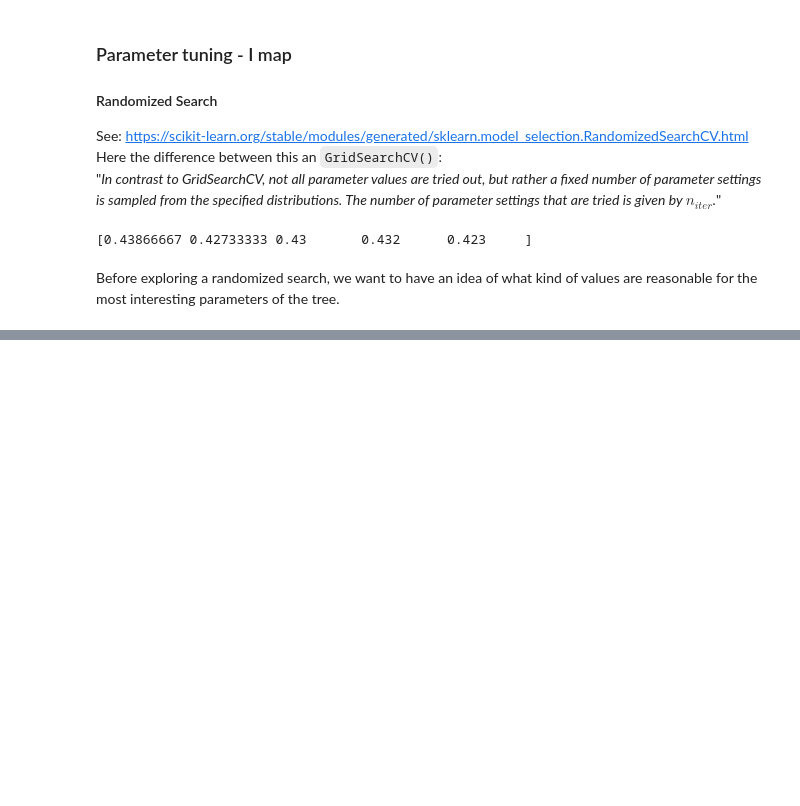
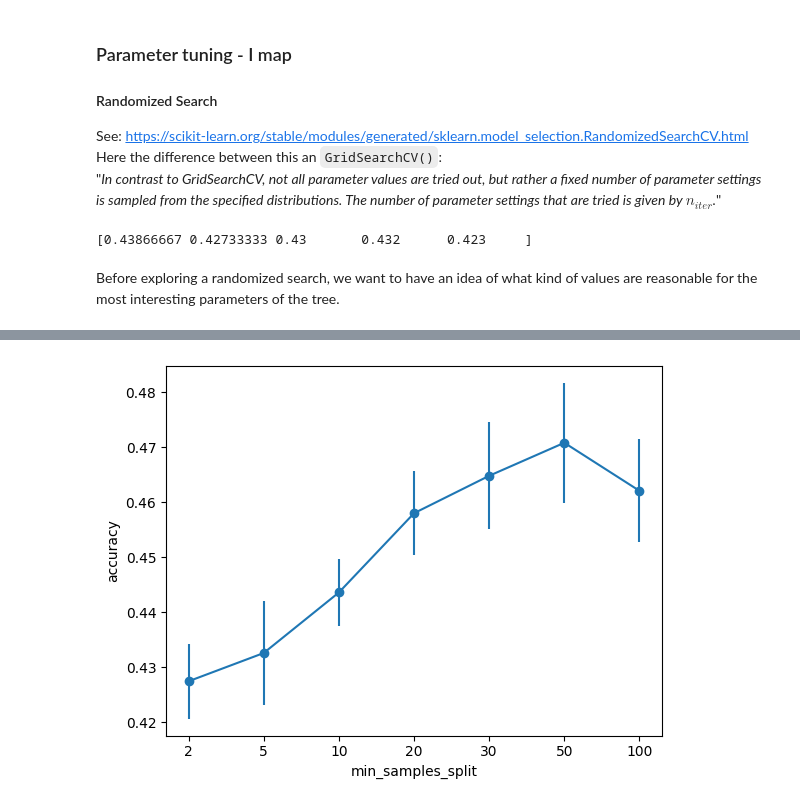
Before and after one commit to chiaratomaiuolo/Data_Mining_project, a Jupyter notebook: classification_notebook.ipynb, the cells around one changed output, grey strips where cells are left out. Cells and saved outputs as stored; diff of their text form; code cells hidden in the pictures; blank space fills up the shorter version.

```diff
--- a/classification_notebook.ipynb
+++ b/classification_notebook.ipynb
@@ -468,2 +496,21 @@ Train Accuracy for max_depth=99 :1.0
+# %%
+# considering min_samples_split
+min_samples_splits = list([2, 5, 10, 20, 30, 50, 100])
+avg_scores = list()
+std_scores = list()
+
+for min_samples_split in min_samples_splits:
+    dt = DecisionTreeClassifier(min_samples_split=min_samples_split)
+    scores = cross_val_score(dt, X_train, y_train, cv=5)
+    avg_scores.append(np.mean(scores))
+    std_scores.append(np.std(scores))
+
+plt.errorbar(range(len(min_samples_splits)), y=avg_scores, yerr=std_scores, marker='o')
+plt.xticks(range(len(min_samples_splits)), min_samples_splits)
+plt.xlabel("min_samples_split")
+plt.ylabel("accuracy")
+plt.show()
+# %% [output]
+[figure, added]
 # %%
 %%time
```
Also changed, not shown: parts of 21 cells of this notebook.
